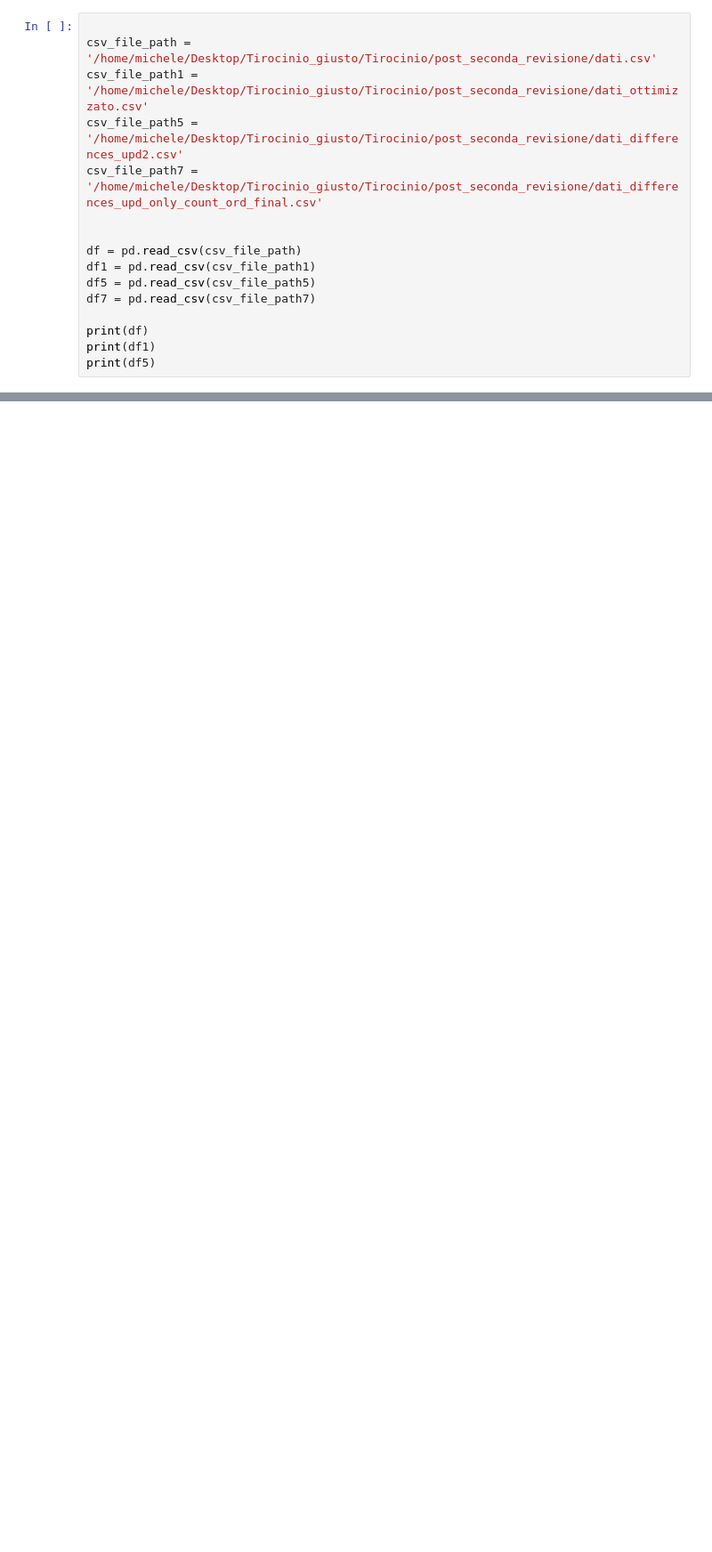
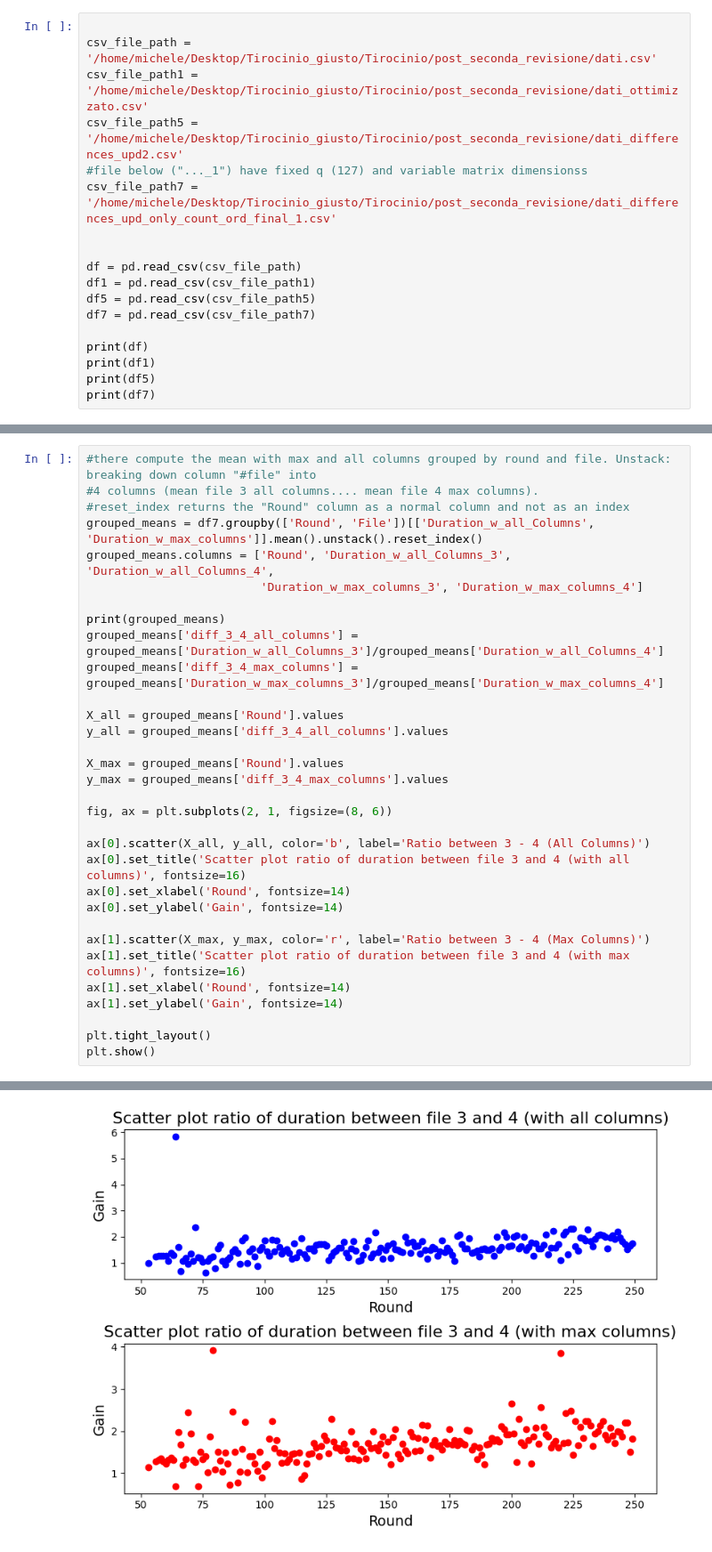
Before and after one commit to MikDR/Tirocinio, a Jupyter notebook: post_seconda_revisione/plot.ipynb, the cells around one changed output, grey strips where cells are left out. Shown at 89% size. Drawn from its saved outputs; the diff is of its cells as text; blank space fills up the shorter version.

Commit message:
updated plotting

```diff
--- a/post_seconda_revisione/plot.ipynb
+++ b/post_seconda_revisione/plot.ipynb
@@ -70,7 +69,8 @@ from sklearn.linear_model import LinearRegression
 csv_file_path = '/home/michele/Desktop/Tirocinio_giusto/Tirocinio/post_seconda_revisione/dati.csv'
 csv_file_path1 = '/home/michele/Desktop/Tirocinio_giusto/Tirocinio/post_seconda_revisione/dati_ottimizzato.csv'
 csv_file_path5 = '/home/michele/Desktop/Tirocinio_giusto/Tirocinio/post_seconda_revisione/dati_differences_upd2.csv'
-csv_file_path7 = '/home/michele/Desktop/Tirocinio_giusto/Tirocinio/post_seconda_revisione/dati_differences_upd_only_count_ord_final.csv'
+#file below ("..._1") have fixed q (127) and variable matrix dimensionss
+csv_file_path7 = '/home/michele/Desktop/Tirocinio_giusto/Tirocinio/post_seconda_revisione/dati_differences_upd_only_count_ord_final_1.csv'
 
 
 df = pd.read_csv(csv_file_path)
@@ -81,6 +81,7 @@ df7 = pd.read_csv(csv_file_path7)
 print(df)
 print(df1)
 print(df5)
+print(df7)
 # %% [output]
       File  Iteration  Max_columns  Duration_w_all_Columns  \
 0        4          0           11                0.999672
@@ -491,0 +276,33 @@ plt.show()
+# %%
+#there compute the mean with max and all columns grouped by round and file. Unstack: breaking down column "#file" into
+#4 columns (mean file 3 all columns.... mean file 4 max columns).
+#reset_index returns the "Round" column as a normal column and not as an index
+grouped_means = df7.groupby(['Round', 'File'])[['Duration_w_all_Columns', 'Duration_w_max_columns']].mean().unstack().reset_index()
+grouped_means.columns = ['Round', 'Duration_w_all_Columns_3', 'Duration_w_all_Columns_4',
+                         'Duration_w_max_columns_3', 'Duration_w_max_columns_4']
+
+print(grouped_means)
+grouped_means['diff_3_4_all_columns'] = grouped_means['Duration_w_all_Columns_3']/grouped_means['Duration_w_all_Columns_4']
+grouped_means['diff_3_4_max_columns'] = grouped_means['Duration_w_max_columns_3']/grouped_means['Duration_w_max_columns_4']
+
+X_all = grouped_means['Round'].values
+y_all = grouped_means['diff_3_4_all_columns'].values
+
+X_max = grouped_means['Round'].values
+y_max = grouped_means['diff_3_4_max_columns'].values
+
+fig, ax = plt.subplots(2, 1, figsize=(8, 6))
+
+ax[0].scatter(X_all, y_all, color='b', label='Ratio between 3 - 4 (All Columns)')
+ax[0].set_title('Scatter plot ratio of duration between file 3 and 4 (with all columns)', fontsize=16)
+ax[0].set_xlabel('Round', fontsize=14)
+ax[0].set_ylabel('Gain', fontsize=14)
+
+ax[1].scatter(X_max, y_max, color='r', label='Ratio between 3 - 4 (Max Columns)')
+ax[1].set_title('Scatter plot ratio of duration between file 3 and 4 (with max columns)', fontsize=16)
+ax[1].set_xlabel('Round', fontsize=14)
+ax[1].set_ylabel('Gain', fontsize=14)
+
+plt.tight_layout()
+plt.show()
+# %% [output]
@@ -491,0 +326 @@ plt.show()
+[figure, added]
```
Also changed, not shown: parts of 7 cells of this notebook.
